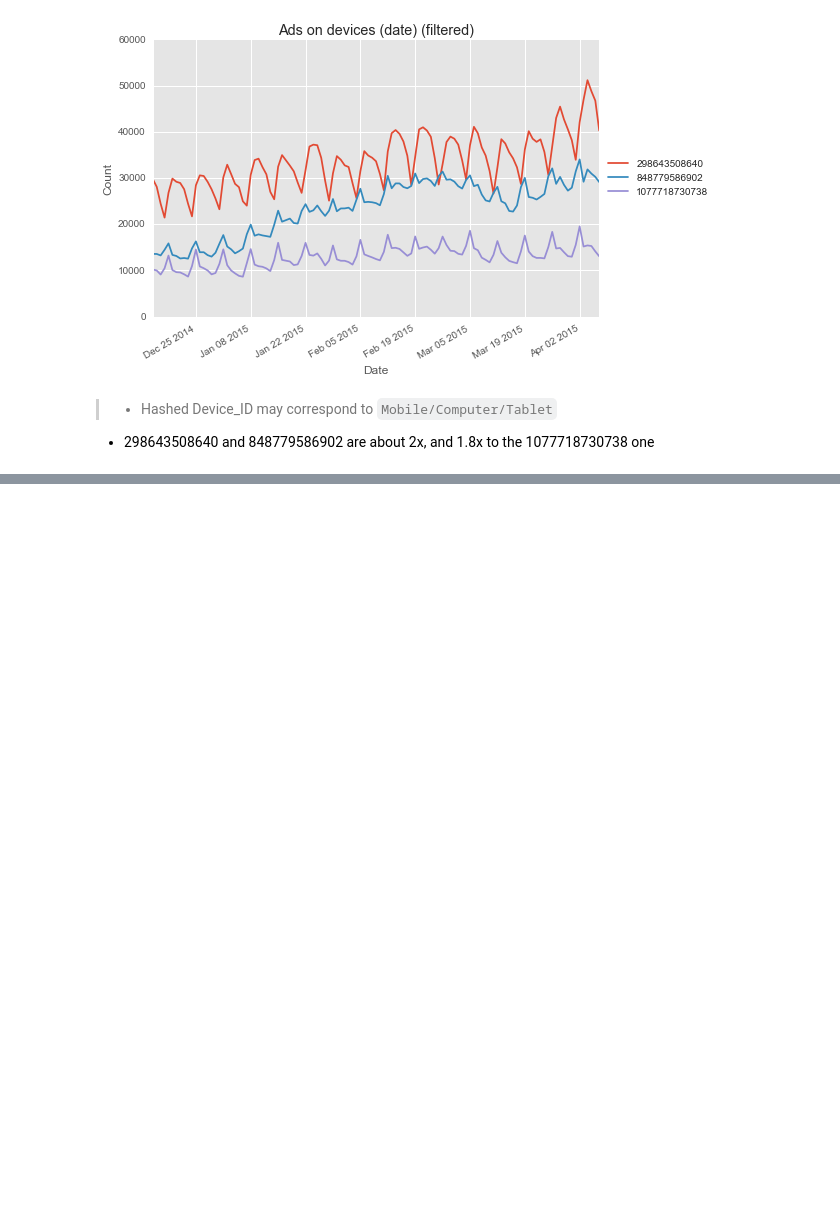
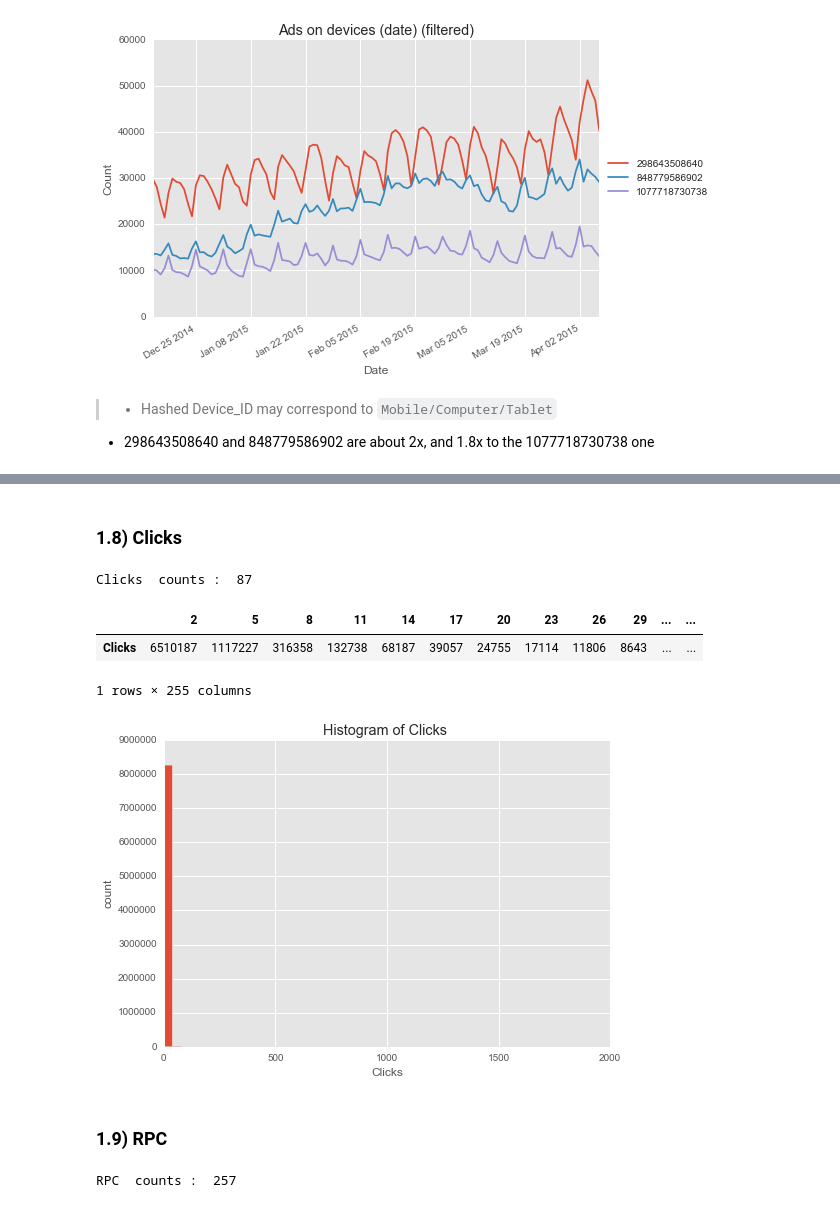
Before and after one commit to yennanliu/analysis, a Jupyter notebook: GY_guide/G_Y_Guide_EDA_final.ipynb, the cells around one changed output, grey strips where cells are left out. Drawn from its saved outputs; the diff is of its cells as text; code cells hidden in the pictures; blank space fills up the shorter version.

```diff
--- a/GY_guide/G_Y_Guide_EDA_final.ipynb
+++ b/GY_guide/G_Y_Guide_EDA_final.ipynb
@@ -345,0 +377,26 @@ plt.title('Ads on devices (date) (filtered)')
+# %% [markdown]
+### 1.8)  Clicks
+# %%
+print ('Clicks  counts : ',
+       len(set(df_train.Clicks.value_counts())))
+# %% [output]
+Clicks  counts :  87
+# %%
+df_train.Clicks.hist(bins=50)
+plt.ylabel('count')
+plt.xlabel('Clicks')
+plt.title('Histogram of Clicks ')
+
+pd.DataFrame(df_train.Clicks.value_counts()).T
+# %% [output]
+|  | 2 | 5 | 8 | 11 | 14 | 17 | 20 | 23 | 26 | 29 | ... | ... |
+| Clicks | 6510187 | 1117227 | 316358 | 132738 | 68187 | 39057 | 24755 | 17114 | 11806 | 8643 | ... | ... |
+1 rows × 255 columns
+[figure, added]
+# %% [markdown]
+### 1.9) RPC
+# %%
+print ('RPC  counts : ',
+       len(set(df_train.RPC.value_counts())))
+# %% [output]
+RPC  counts :  257
```
Also changed, not shown: parts of 12 cells of this notebook.
